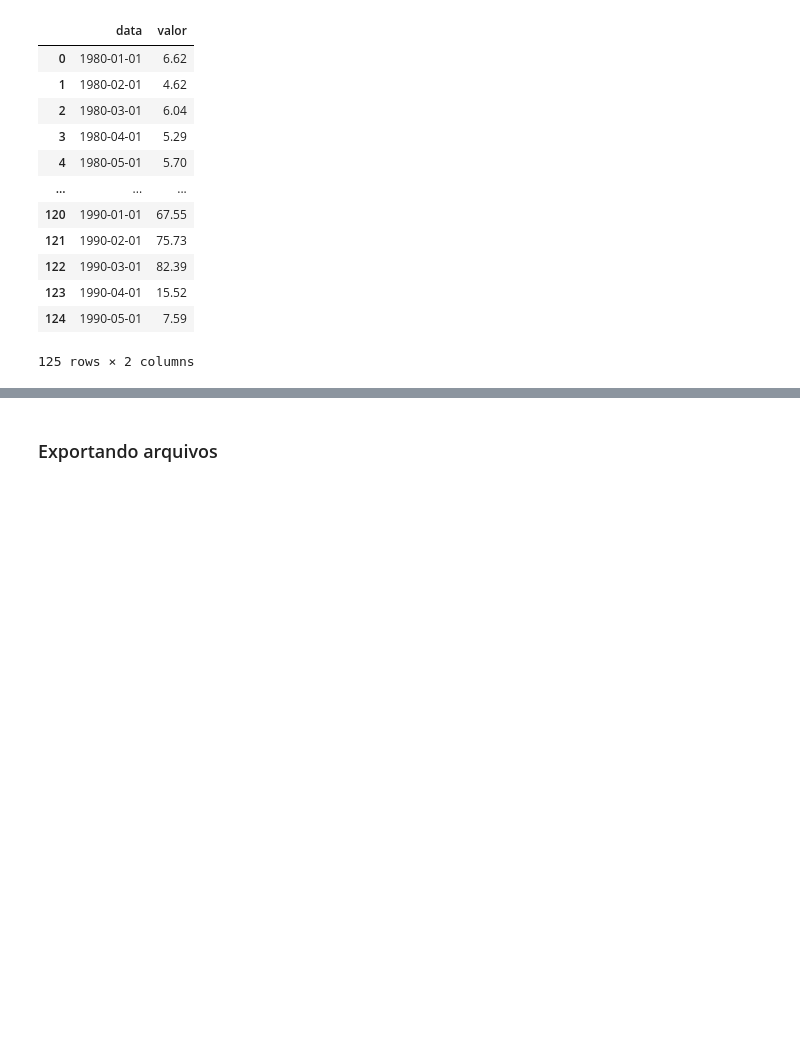
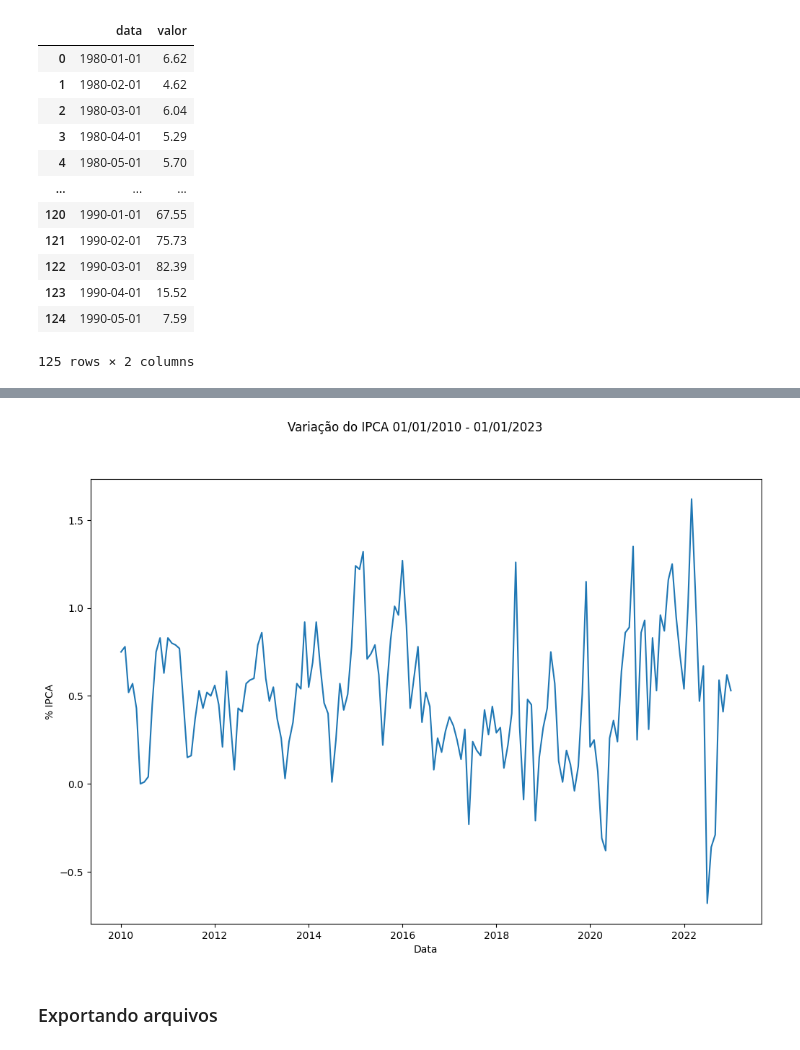
Before and after one commit to bitencourt-eduardo/BancoCentral_API, a Jupyter notebook: IPCA_BC.ipynb, the cells around one changed output, grey strips where cells are left out. Cells and saved outputs as stored; diff of their text form; code cells hidden in the pictures; blank space fills up the shorter version.

```diff
--- a/IPCA_BC.ipynb
+++ b/IPCA_BC.ipynb
@@ -223,3 +188,18 @@ plt.show()
+# %%
+
+dt_min = '01/01/2010'
+dt_max = '01/01/2023'
+
+plt.figure(figsize=(12, 8))
+
+
+plt.plot((df_ipca[df_ipca.data >= dt_min][df_ipca.data <= dt_max]).data, (df_ipca[df_ipca.data >= dt_min][df_ipca.data <= dt_max]).valor)
+plt.suptitle('Variação do IPCA ' + dt_min + ' - ' + dt_max)
+plt.xlabel('Data')
+plt.ylabel('% IPCA')
+plt.show()
+# %% [output]
+[figure, added]
 # %% [markdown]
 ### Exportando arquivos
 # %%
```
Also changed, not shown: parts of 13 cells of this notebook, 1 other file.
